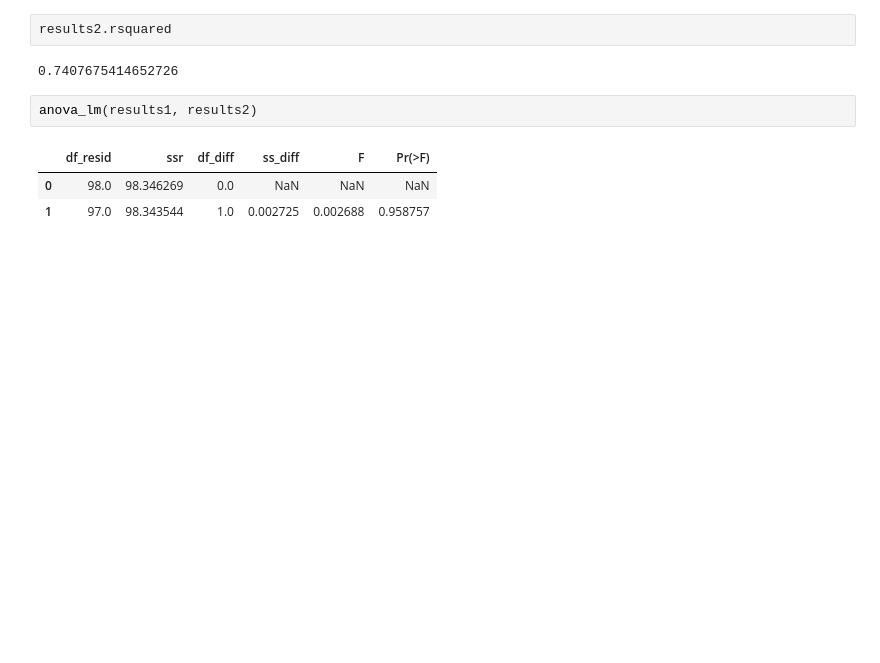
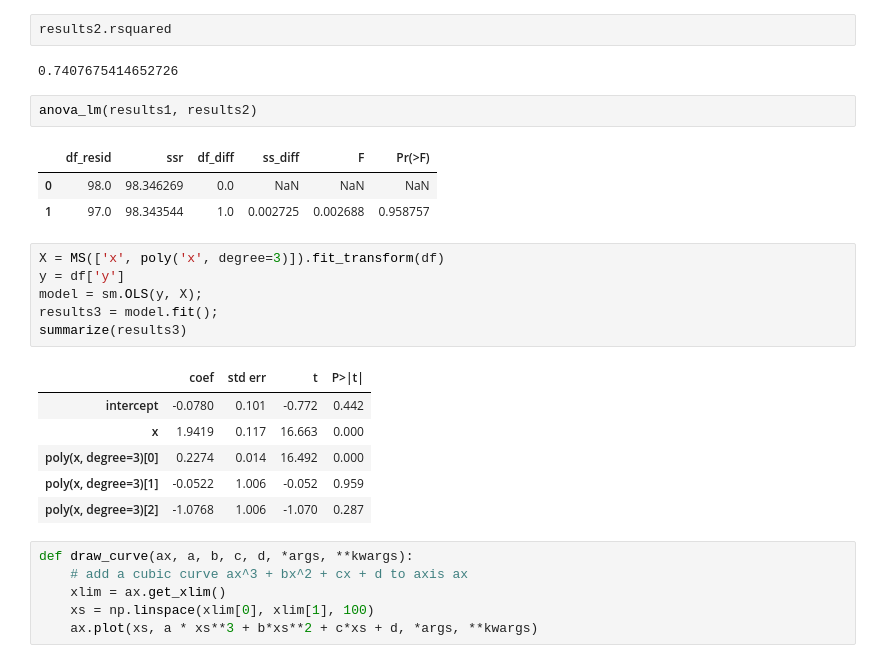
Before and after one commit to yxu148/ISLP_labs, a Jupyter notebook: homework/chapt3/question11_13.ipynb, the cells around one changed output. Cells and saved outputs as stored; diff of their text form; blank space fills up the shorter version.

```diff
--- a/homework/chapt3/question11_13.ipynb
+++ b/homework/chapt3/question11_13.ipynb
@@ -118,3 +118,22 @@ anova_lm(results1, results2)
 |  | df_resid | ssr | df_diff | ss_diff | F | Pr(>F) |
 | 0 | 98.0 | 98.346269 | 0.0 | NaN | NaN | NaN |
 | 1 | 97.0 | 98.343544 | 1.0 | 0.002725 | 0.002688 | 0.958757 |
+# %%
+X = MS(['x', poly('x', degree=3)]).fit_transform(df)
+y = df['y']
+model = sm.OLS(y, X);
+results3 = model.fit();
+summarize(results3)
+# %% [output]
+|  | coef | std err | t | P>|t| |
+| intercept | -0.0780 | 0.101 | -0.772 | 0.442 |
+| x | 1.9419 | 0.117 | 16.663 | 0.000 |
+| poly(x, degree=3)[0] | 0.2274 | 0.014 | 16.492 | 0.000 |
+| poly(x, degree=3)[1] | -0.0522 | 1.006 | -0.052 | 0.959 |
+| poly(x, degree=3)[2] | -1.0768 | 1.006 | -1.070 | 0.287 |
+# %%
+def draw_curve(ax, a, b, c, d, *args, **kwargs):
+    # add a cubic curve ax^3 + bx^2 + cx + d to axis ax
+    xlim = ax.get_xlim()
+    xs = np.linspace(xlim[0], xlim[1], 100)
+    ax.plot(xs, a * xs**3 + b*xs**2 + c*xs + d, *args, **kwargs)
```
Also changed, not shown: parts of 1 cell of this notebook, 1 other file.
